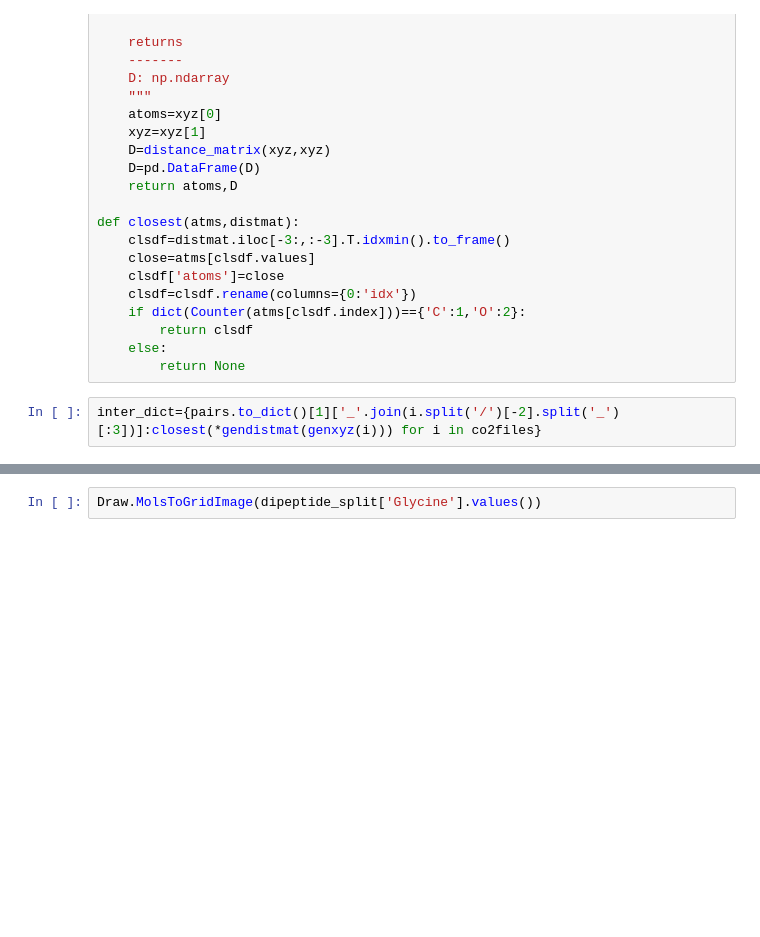
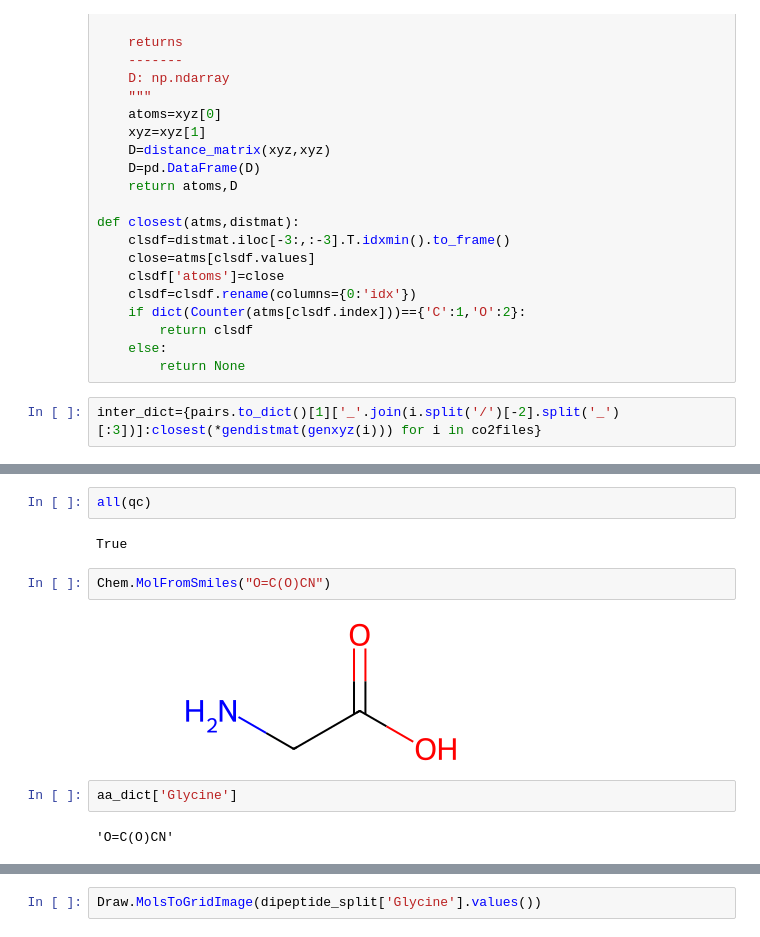
Before and after one commit to ChemRacer/dipeptide_co2, a Jupyter notebook: interaction_sites.ipynb, the cells around one changed output, grey strips where cells are left out. Drawn from its saved outputs; the diff is of its cells as text; blank space fills up the shorter version.

```diff
--- a/interaction_sites.ipynb
+++ b/interaction_sites.ipynb
@@ -180,0 +345,12 @@ array([[0, 1, 0, ..., 0, 0, 0],
+# %%
+all(qc)
+# %% [output]
+True
+# %%
+Chem.MolFromSmiles("O=C(O)CN")
+# %% [output]
+[figure, added]
+# %%
+aa_dict['Glycine']
+# %% [output]
+'O=C(O)CN'
```
Also changed, not shown: parts of 31 cells of this notebook, 1 other file.
